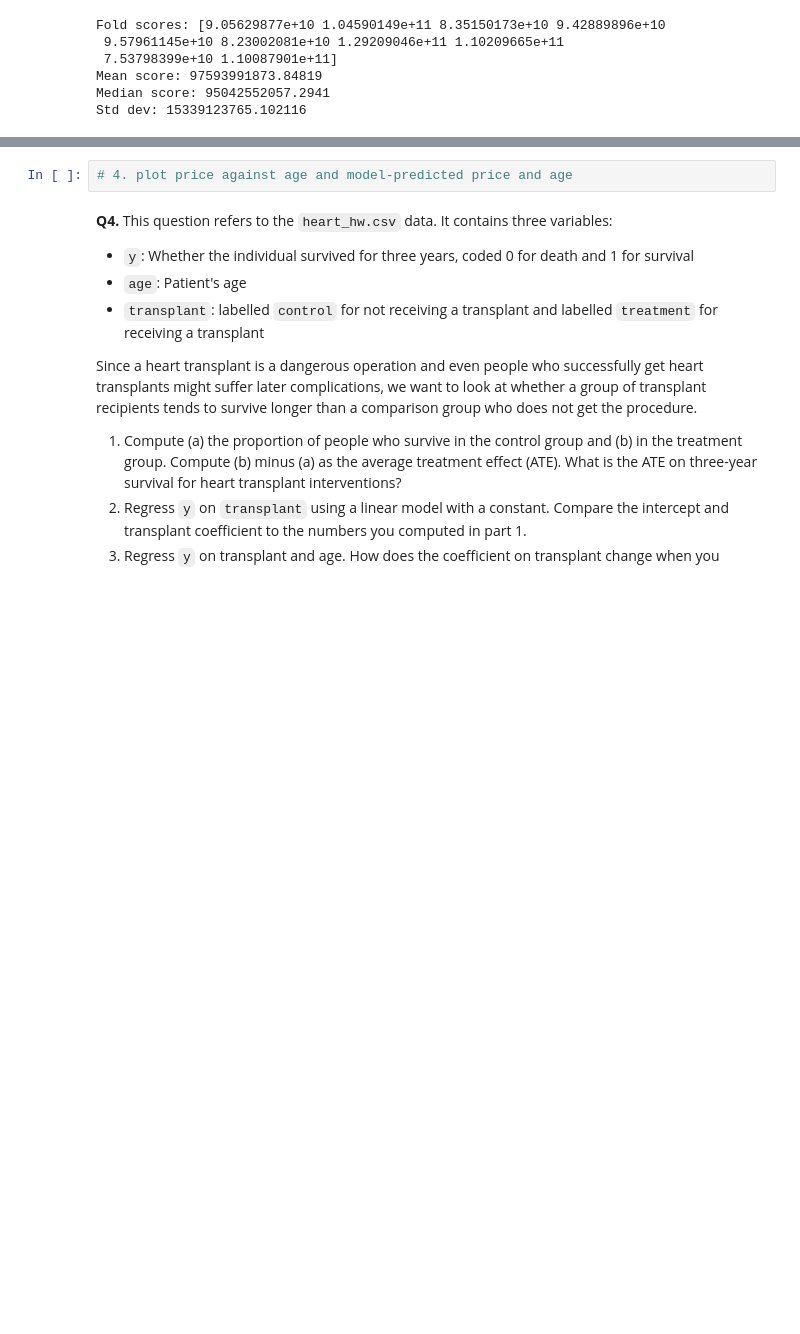
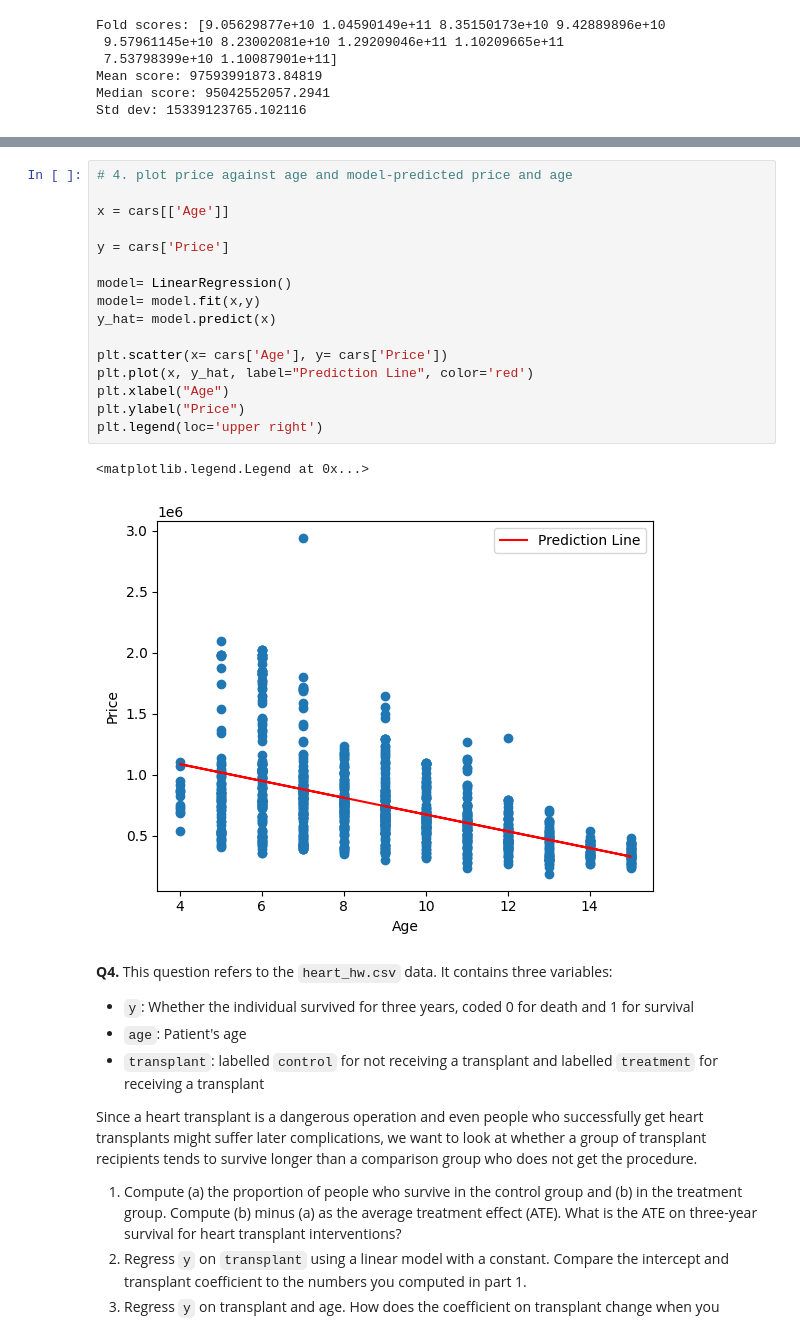
Before and after one commit to AngelikaBaloy/undergrad_ml_assignments, a Jupyter notebook: 03_assignment_linear_models.ipynb, the cells around one changed output, grey strips where cells are left out. Cells and saved outputs as stored; diff of their text form; blank space fills up the shorter version.

```diff
--- a/03_assignment_linear_models.ipynb
+++ b/03_assignment_linear_models.ipynb
@@ -387,5 +394,22 @@ Std dev: 15339123765.102116
 # %%
 # 4. plot price against age and model-predicted price and age
+
+x = cars[['Age']]
+
+y = cars['Price']
+
+model= LinearRegression()
+model= model.fit(x,y)
+y_hat= model.predict(x)
+
+plt.scatter(x= cars['Age'], y= cars['Price'])
+plt.plot(x, y_hat, label="Prediction Line", color='red')
+plt.xlabel("Age")
+plt.ylabel("Price")
+plt.legend(loc='upper right')
+# %% [output]
+<matplotlib.legend.Legend at 0x...>
+[figure, added]
 # %% [markdown]
 **Q4.** This question refers to the `heart_hw.csv` data. It contains three variables:
 
```
Also changed, not shown: parts of 10 cells of this notebook.
